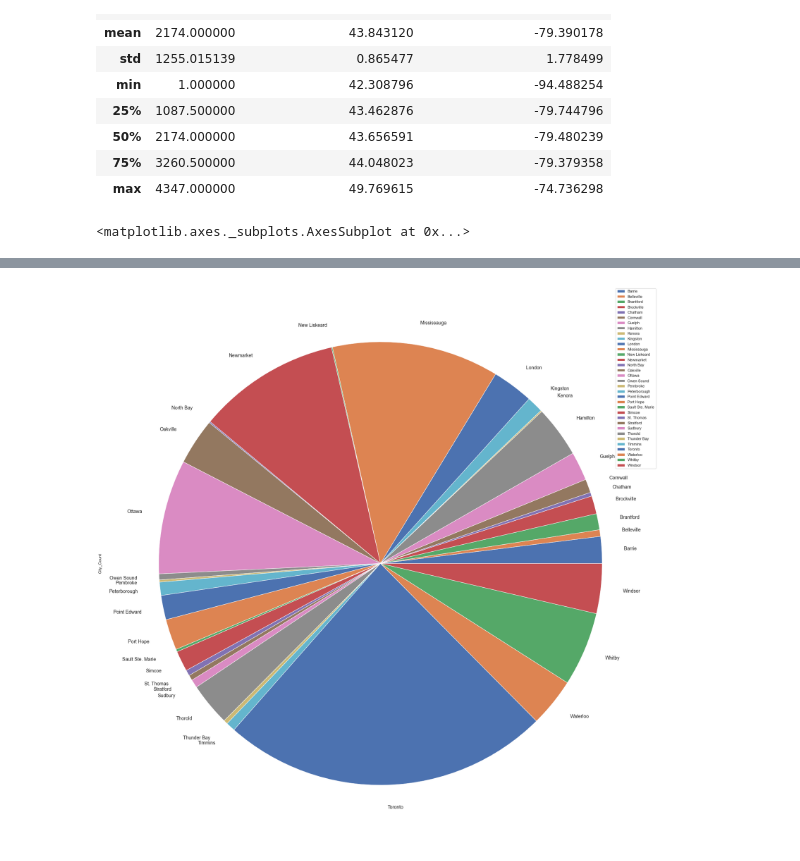
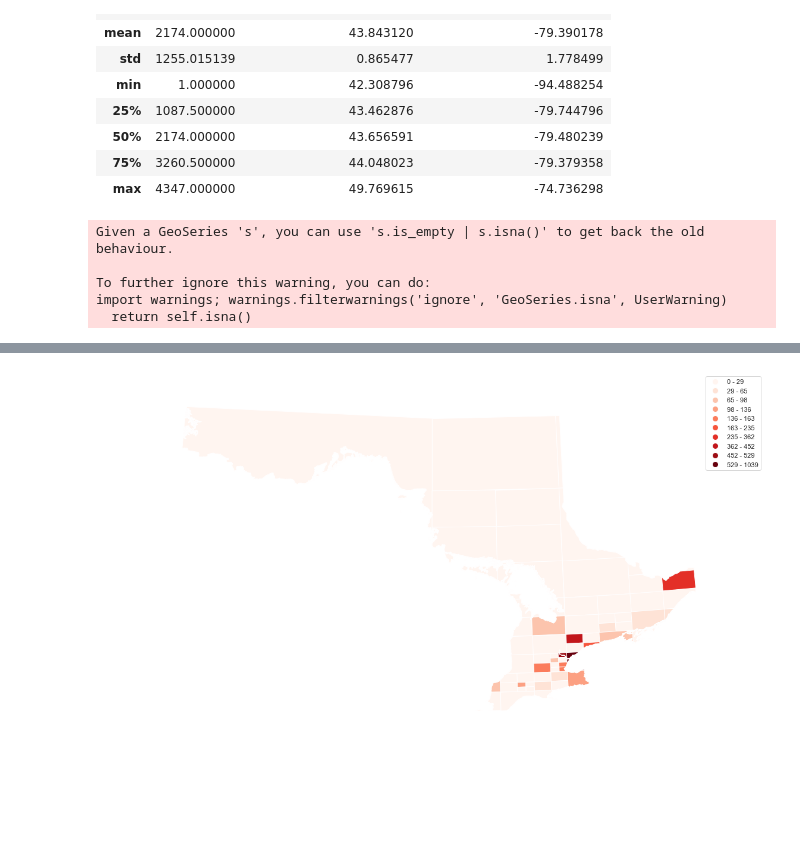
Before and after one commit to faraz2023/covid19, a Jupyter notebook: visualizer.ipynb, the cells around one changed output, grey strips where cells are left out. Saved outputs shown, nothing was run; the diff lists cells and outputs as text; code cells hidden in the pictures; blank space fills up the shorter version.

Commit message:
fixed geo vis save function

```diff
--- a/visualizer.ipynb
+++ b/visualizer.ipynb
@@ -130,9 +134,10 @@ class OntarioCOVIData:
         ontario_map = ontario_data.load_ontario_map()
         phu_gdf = ontario_data.get_phu_info()
 
+
         scheme = mc.FisherJenks(phu_gdf['Reporting_PHU_count'], k=10)
 
-        plt = geoplot.quadtree(
+        plt_geo = geoplot.quadtree(
         phu_gdf, nmax=1,
         projection=gcrs.AlbersEqualArea(), clip=ontario_map,
         hue='Reporting_PHU_count', cmap='Reds', scheme=scheme,
@@ -141,7 +146,7 @@ class OntarioCOVIData:
         if(do_save):
             plt.savefig('geo_vis.png', bbox_inches='tight')
 
-        return plt
+        return plt_geo
 
     def donut_visualize(self, do_save=False):
 
@@ -153,7 +158,7 @@ class OntarioCOVIData:
         plt_pie = city_df.plot(kind='pie', y = 'City_Count',labels=city_df['Reporting_PHU_City'], legend = True, fontsize=14, figsize=(30,30))
 
         if(do_save):
-            plt.savefig('pie_vis.png', bbox_inches='tight')
+            plt.figure.savefig('pie_vis.png', bbox_inches='tight')
 
         return plt_pie
 # %%
@@ -175,6 +180,10 @@ ontario_data.get_summary_stat()
 | 75% | 3260.500000 | 44.048023 | -79.379358 |
 | max | 4347.000000 | 49.769615 | -74.736298 |
 # %%
-ontario_data.donut_visualize(do_save=True)
+ontario_data.geo_visualize(do_save=True)
 # %% [output]
-<matplotlib.axes._subplots.AxesSubplot at 0x...>
+Given a GeoSeries 's', you can use 's.is_empty | s.isna()' to get back the old behaviour.
+
+To further ignore this warning, you can do:
+import warnings; warnings.filterwarnings('ignore', 'GeoSeries.isna', UserWarning)
+  return self.isna()
@@ -181 +191 @@ ontario_data.donut_visualize(do_save=True)
-[figure, old version]
+[figure, new version]
```
Also changed, not shown: parts of 4 cells of this notebook.
